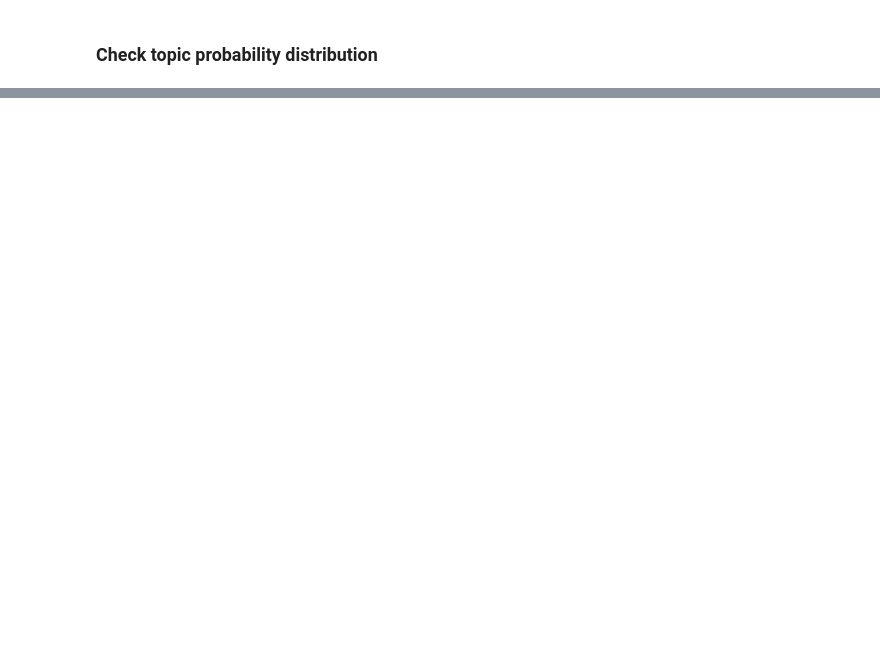
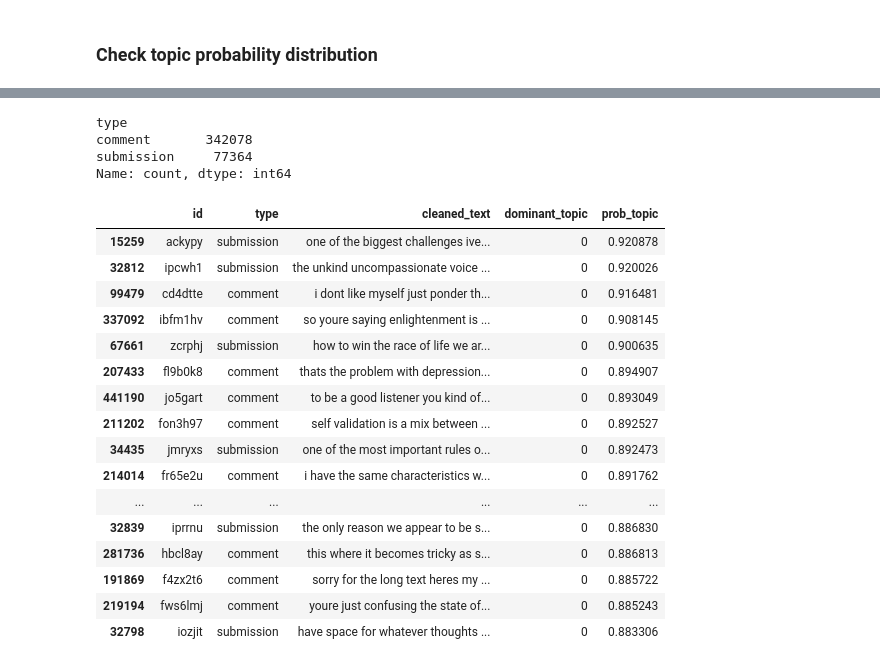
Before and after one commit to natashacarpcast/moralization-selfimprovement, a Jupyter notebook: testing-topicmodel30.ipynb, the cells around one changed output, grey strips where cells are left out. Drawn from its saved outputs; the diff is of its cells as text; code cells hidden in the pictures; blank space fills up the shorter version.

Commit message:
topic exploration looks very good! yay

```diff
--- a/testing-topicmodel30.ipynb
+++ b/testing-topicmodel30.ipynb
@@ -130,7 +131,14 @@ topic_specific = ["self", "improvement", "selfimprovement", "rselfimprovement",
     'day', 'one', 'happy', 'little', 'big', 'probably', 'reason', 'able', 'away', 'sometimes',
     'ever', 'matter', 'real', 'bit', 'already', 'anyone', 'especially', 'definitely',
     'normal', 'whole', 'comment', 'honestly', 'completely', 'literally', 'sorry', 'eventually',
-    'day', 'part']
+    'day', 'part',
+    'one', 'happy', 'little', 'big', 'probably', 'reason', 'able', 'away', 'sometimes',
+    'ever', 'matter', 'real', 'bit', 'already', 'anyone', 'especially', 'definitely',
+    'normal', 'whole', 'comment', 'honestly', 'completely', 'literally', 'sorry', 'eventually',
+    'day', 'part', 'wrong', 'pretty', 'luck', 'true', 'fact', 'far', 'sense', 'possible',
+    'however', 'word', 'mean', 'likely', 'opinion', 'story', 'side', 'gonna', 'certain',
+    'personally', 'chance', 'second', 'absolutely', 'forward', "thanks", "place", "less",
+     "least"]
 
 stop_words = english + reddit + topic_specific
 # %%
@@ -184,7 +192,7 @@ Save to disk
 ### Test ?
 # %%
 #Set hyperparameters
-num_topics = 12
+num_topics = 10
 chunksize = 2500
 passes = 25
 iterations = 75
@@ -197,7 +205,7 @@ eta = 'auto'
 temp = dictionary[0]
 id2word = dictionary.id2token
 
-#Run  #CHANGE FIRST LINE
+#Run
 model = LdaModel(
     corpus=corpus,
     id2word=id2word,
@@ -213,9 +221,9 @@ model = LdaModel(
 )
 
 #Evaluate
-top_topics = model.top_topics(corpus)  #CHANGE
+top_topics = model.top_topics(corpus)
 pprint(top_topics)
-cm = CoherenceModel(model=model, corpus=corpus, texts=docs, coherence='c_v', dictionary=dictionary) #CHANGE
+cm = CoherenceModel(model=model, corpus=corpus, texts=docs, coherence='c_v', dictionary=dictionary)
 print(cm.get_coherence())
-model.save("lda_models/model33") #CHANGE TWICE
+model.save("lda_models/model35") #CHANGE
 # %% [output]
@@ -248,3 +256,7 @@ pyLDAvis.display(lda_viz)
 [interactive output not drawn]
 # %% [markdown]
 ### Check topic probability distribution
+# %%
+data["topic_distribution"] = [model.get_document_topics(bow) for bow in corpus]
+data["dominant_topic"] = [max(model.get_document_topics(bow), key=lambda x: x[1])[0] for bow in corpus]
+data["prob_topic"] = [max(model.get_document_topics(bow), key=lambda x: x[1])[1] for bow in corpus]
@@ -250,0 +314,27 @@ pyLDAvis.display(lda_viz)
+# %%
+topic0 = data[(data.dominant_topic == 0)].sort_values("prob_topic", ascending=False)
+print(topic0["type"].value_counts())
+with pd.option_context('display.max_colwidth', None):
+    display(topic0[["id","type","cleaned_text", "dominant_topic", "prob_topic"]][0:20])
+# %% [output]
+type
+comment       342078
+submission     77364
+Name: count, dtype: int64
+|  | id | type | cleaned_text | dominant_topic | prob_topic |
+| 15259 | ackypy | submission | one of the biggest challenges ive... | 0 | 0.920878 |
+| 32812 | ipcwh1 | submission | the unkind uncompassionate voice ... | 0 | 0.920026 |
+| 99479 | cd4dtte | comment | i dont like myself just ponder th... | 0 | 0.916481 |
+| 337092 | ibfm1hv | comment | so youre saying enlightenment is ... | 0 | 0.908145 |
+| 67661 | zcrphj | submission | how to win the race of life we ar... | 0 | 0.900635 |
+| 207433 | fl9b0k8 | comment | thats the problem with depression... | 0 | 0.894907 |
+| 441190 | jo5gart | comment | to be a good listener you kind of... | 0 | 0.893049 |
+| 211202 | fon3h97 | comment | self validation is a mix between ... | 0 | 0.892527 |
+| 34435 | jmryxs | submission | one of the most important rules o... | 0 | 0.892473 |
+| 214014 | fr65e2u | comment | i have the same characteristics w... | 0 | 0.891762 |
+| ... | ... | ... | ... | ... | ... |
+| 32839 | iprrnu | submission | the only reason we appear to be s... | 0 | 0.886830 |
+| 281736 | hbcl8ay | comment | this where it becomes tricky as s... | 0 | 0.886813 |
+| 191869 | f4zx2t6 | comment | sorry for the long text heres my ... | 0 | 0.885722 |
+| 219194 | fws6lmj | comment | youre just confusing the state of... | 0 | 0.885243 |
+| 32798 | iozjit | submission | have space for whatever thoughts ... | 0 | 0.883306 |
```
Also changed, not shown: parts of 27 cells of this notebook.
